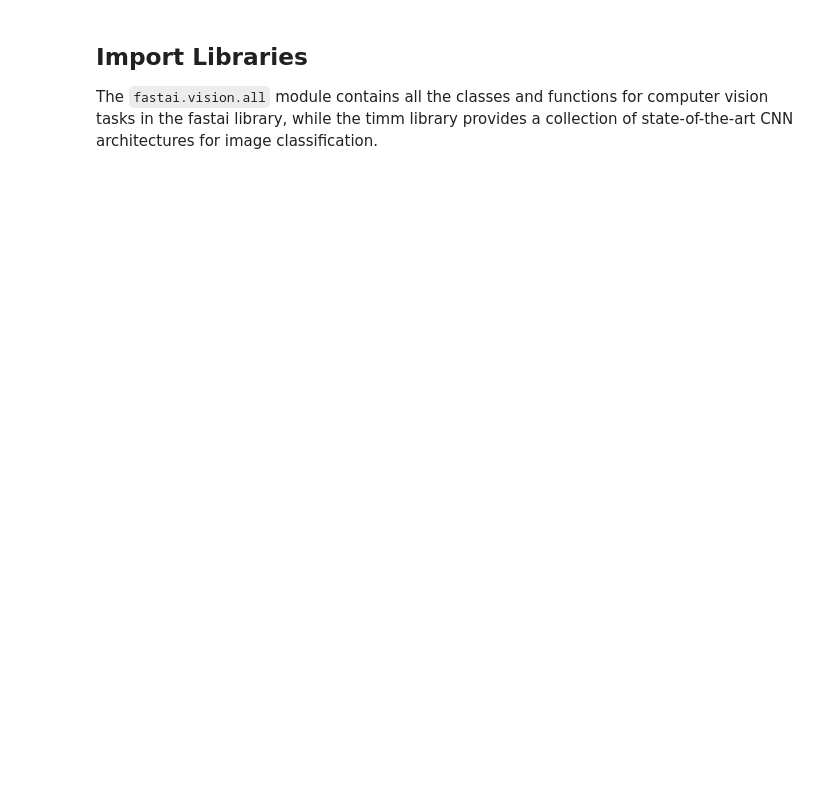
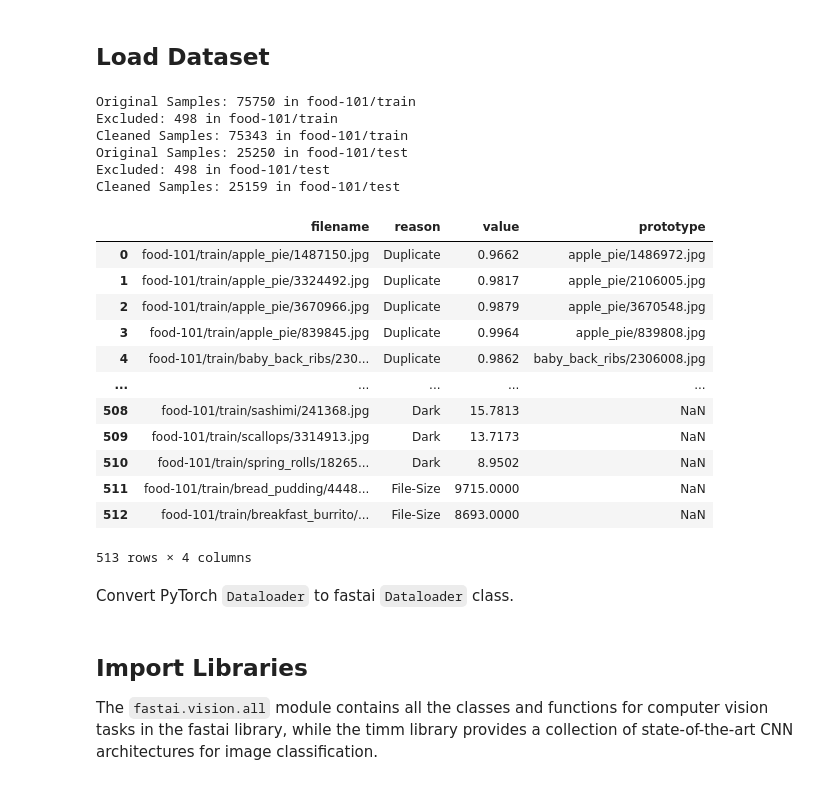
Before and after one commit to visual-layer/visuallayer, a Jupyter notebook: notebooks/train-fastai.ipynb, the cells around one changed output. Drawn from its saved outputs; the diff is of its cells as text; code cells hidden in the pictures; blank space fills up the shorter version.

Commit message:
retrain fastai

```diff
--- a/notebooks/train-fastai.ipynb
+++ b/notebooks/train-fastai.ipynb
@@ -8,0 +133,22 @@ This Jupyter notebook uses [fastai](https://github.com/fastai/fastai), a Python
+# %% [markdown]
+## Load Dataset
+# %%
+import torchvision.transforms as transforms
+
+train_transform = transforms.Compose(
+    [
+        transforms.RandomResizedCrop(224),
+        transforms.RandomHorizontalFlip(),
+        transforms.ToTensor(),
+        transforms.Normalize(mean=[0.485, 0.456, 0.406], std=[0.229, 0.224, 0.225]),
+    ]
+)
+
+valid_transform = transforms.Compose(
+    [
+        transforms.Resize(256),
+        transforms.CenterCrop(224),
+        transforms.ToTensor(),
+        transforms.Normalize(mean=[0.485, 0.456, 0.406], std=[0.229, 0.224, 0.225]),
+    ]
+)
@@ -8,0 +157,26 @@ This Jupyter notebook uses [fastai](https://github.com/fastai/fastai), a Python
+# %%
+train_dataset = FilteredDataset("food-101/train", "food_101_vl-datasets_analysis.csv", transform=train_transform)
+valid_dataset = FilteredDataset("food-101/test", "food_101_vl-datasets_analysis.csv", transform=train_transform)
+# %% [output]
+Original Samples: 75750 in food-101/train
+Excluded: 498 in food-101/train
+Cleaned Samples: 75343 in food-101/train
+Original Samples: 25250 in food-101/test
+Excluded: 498 in food-101/test
+Cleaned Samples: 25159 in food-101/test
+# %%
+train_dataset.excluded_files
+# %% [output]
+|  | filename | reason | value | prototype |
+| 0 | food-101/train/apple_pie/1487150.jpg | Duplicate | 0.9662 | apple_pie/1486972.jpg |
+| 1 | food-101/train/apple_pie/3324492.jpg | Duplicate | 0.9817 | apple_pie/2106005.jpg |
+| 2 | food-101/train/apple_pie/3670966.jpg | Duplicate | 0.9879 | apple_pie/3670548.jpg |
+| 3 | food-101/train/apple_pie/839845.jpg | Duplicate | 0.9964 | apple_pie/839808.jpg |
+| 4 | food-101/train/baby_back_ribs/230... | Duplicate | 0.9862 | baby_back_ribs/2306008.jpg |
+| ... | ... | ... | ... | ... |
+| 508 | food-101/train/sashimi/241368.jpg | Dark | 15.7813 | NaN |
+| 509 | food-101/train/scallops/3314913.jpg | Dark | 13.7173 | NaN |
+| 510 | food-101/train/spring_rolls/18265... | Dark | 8.9502 | NaN |
+| 511 | food-101/train/bread_pudding/4448... | File-Size | 9715.0000 | NaN |
+| 512 | food-101/train/breakfast_burrito/... | File-Size | 8693.0000 | NaN |
+513 rows × 4 columns
@@ -8,0 +187,2 @@ This Jupyter notebook uses [fastai](https://github.com/fastai/fastai), a Python
+# %% [markdown]
+Convert PyTorch `Dataloader` to fastai `Dataloader` class.
```
Also changed, not shown: parts of 19 cells of this notebook.
